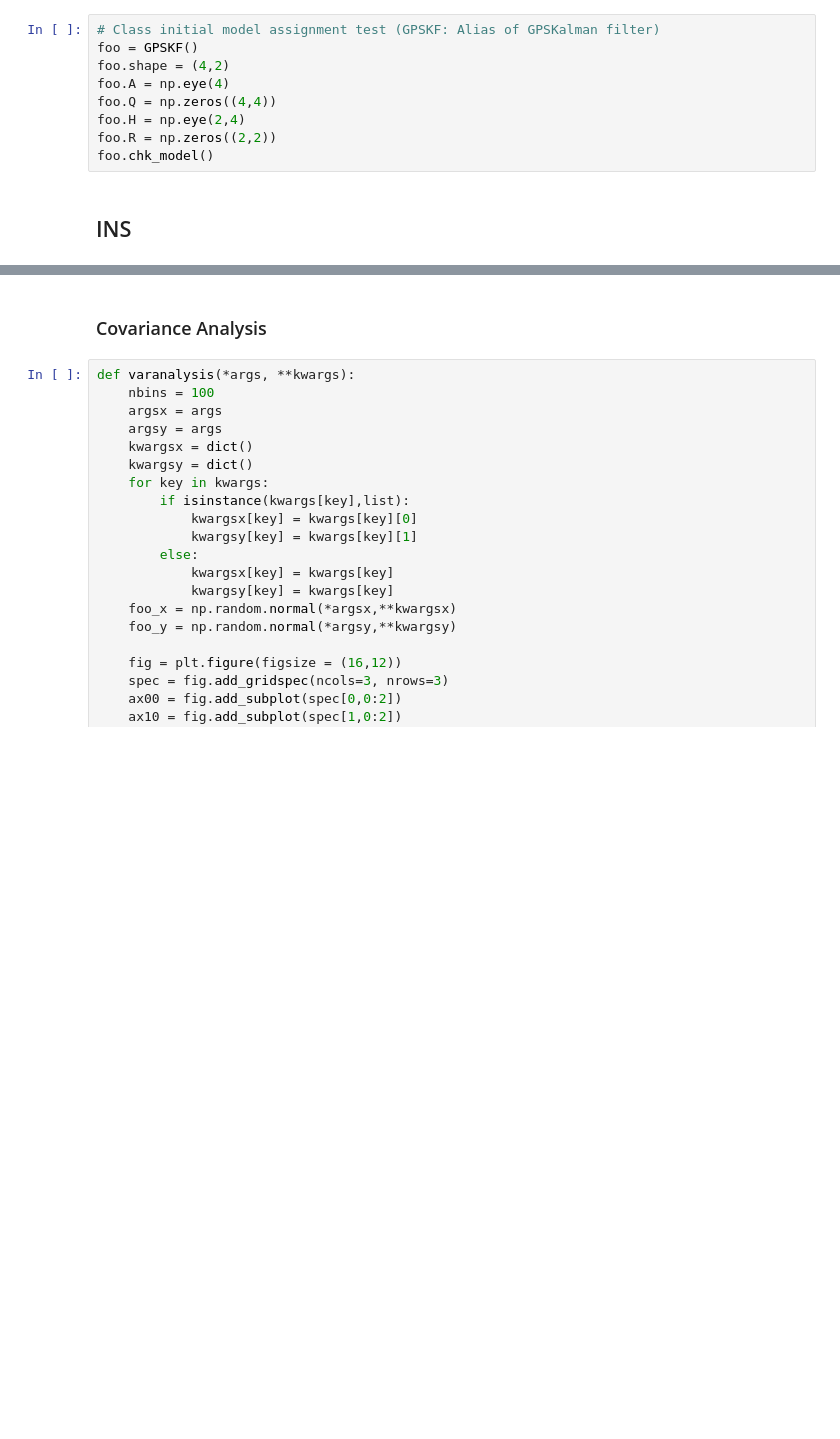
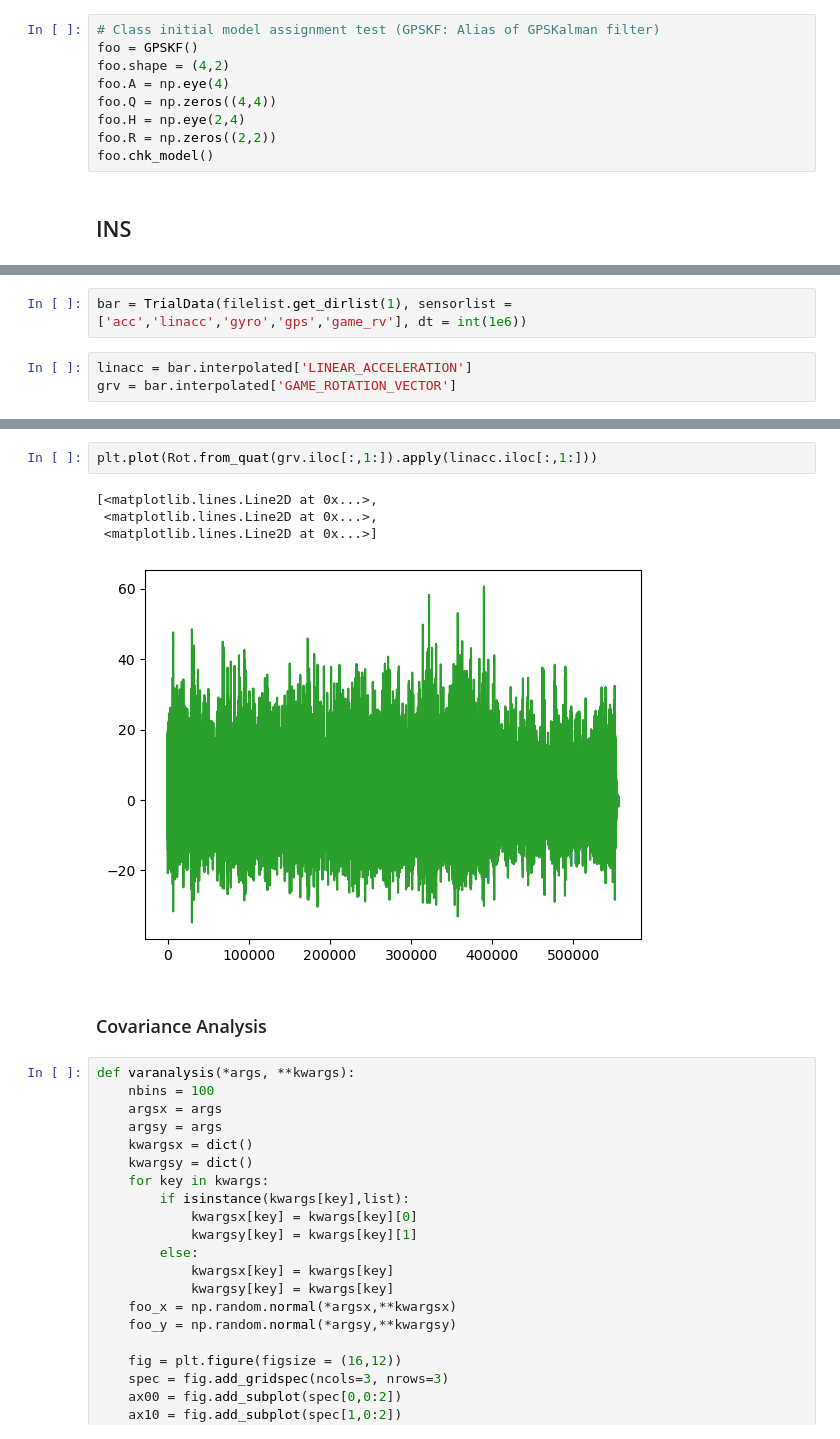
Before and after one commit to JaehoJang-Ipinlabs/ipinlabs.sensorio, a Jupyter notebook: KF_refactoring.ipynb, the cells around one changed output, grey strips where cells are left out. Cells and saved outputs as stored; diff of their text form; blank space fills up the shorter version.

```diff
--- a/KF_refactoring.ipynb
+++ b/KF_refactoring.ipynb
@@ -701,0 +766,5 @@ NameError: name 'dt' is not defined
+# %%
+bar = TrialData(filelist.get_dirlist(1), sensorlist = ['acc','linacc','gyro','gps','game_rv'], dt = int(1e6))
+# %%
+linacc = bar.interpolated['LINEAR_ACCELERATION']
+grv = bar.interpolated['GAME_ROTATION_VECTOR']
@@ -702,3 +803,10 @@ NameError: name 'dt' is not defined
+# %%
+plt.plot(Rot.from_quat(grv.iloc[:,1:]).apply(linacc.iloc[:,1:]))
+# %% [output]
+[<matplotlib.lines.Line2D at 0x...>,
+ <matplotlib.lines.Line2D at 0x...>,
+ <matplotlib.lines.Line2D at 0x...>]
+[figure, added]
 # %% [markdown]
 ### Covariance Analysis
 # %%
```
Also changed, not shown: parts of 10 cells of this notebook.
